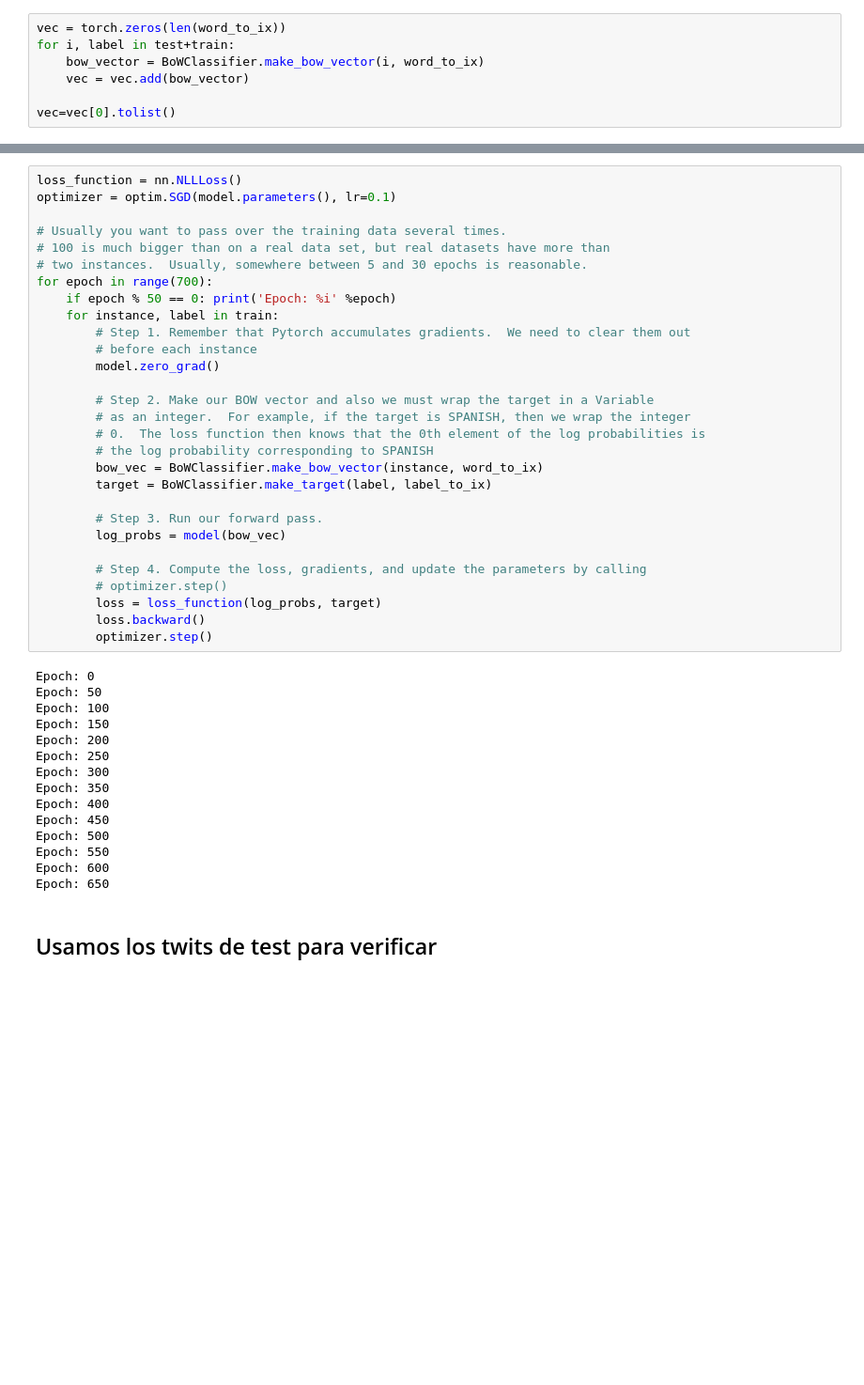
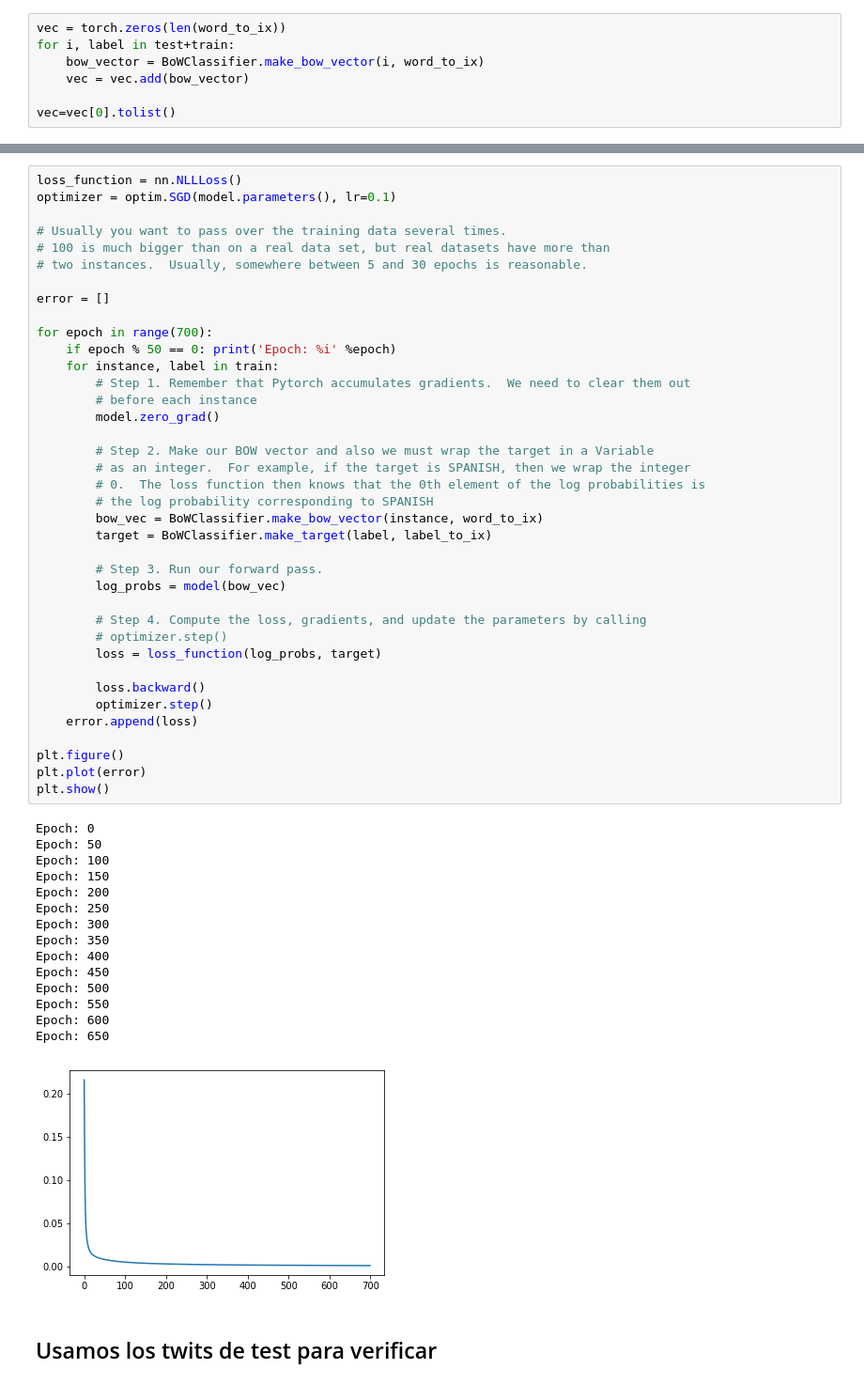
Before and after one commit to agemperador/RELAMPAGO_poster, a Jupyter notebook: redNeuronal/red_bow_prueba.ipynb, the cells around one changed output, grey strips where cells are left out. Shown: that part at 94% size. Cells and saved outputs as stored; diff of their text form; blank space fills up the shorter version.

```diff
--- a/redNeuronal/red_bow_prueba.ipynb
+++ b/redNeuronal/red_bow_prueba.ipynb
@@ -259,6 +229,9 @@ optimizer = optim.SGD(model.parameters(), lr=0.1)
 # Usually you want to pass over the training data several times.
 # 100 is much bigger than on a real data set, but real datasets have more than
 # two instances.  Usually, somewhere between 5 and 30 epochs is reasonable.
+
+error = []
+
 for epoch in range(700):
     if epoch % 50 == 0: print('Epoch: %i' %epoch)
     for instance, label in train:
@@ -269,33 +242,40 @@ for epoch in range(700):
         # Step 2. Make our BOW vector and also we must wrap the target in a Variable
         # as an integer.  For example, if the target is SPANISH, then we wrap the integer
         # 0.  The loss function then knows that the 0th element of the log probabilities is
         # the log probability corresponding to SPANISH
         bow_vec = BoWClassifier.make_bow_vector(instance, word_to_ix)
         target = BoWClassifier.make_target(label, label_to_ix)
 
         # Step 3. Run our forward pass.
         log_probs = model(bow_vec)
 
         # Step 4. Compute the loss, gradients, and update the parameters by calling
         # optimizer.step()
         loss = loss_function(log_probs, target)
+
         loss.backward()
         optimizer.step()
+    error.append(loss)
+
+plt.figure()
+plt.plot(error)
+plt.show()
 # %% [output]
 Epoch: 0
 Epoch: 50
 Epoch: 100
 Epoch: 150
 Epoch: 200
 Epoch: 250
 Epoch: 300
 Epoch: 350
 Epoch: 400
 Epoch: 450
 Epoch: 500
 Epoch: 550
 Epoch: 600
 Epoch: 650
+[figure, added]
 # %% [markdown]
 ## Usamos los twits de test para verificar
 # %%
```
Also changed, not shown: parts of 14 cells of this notebook.
